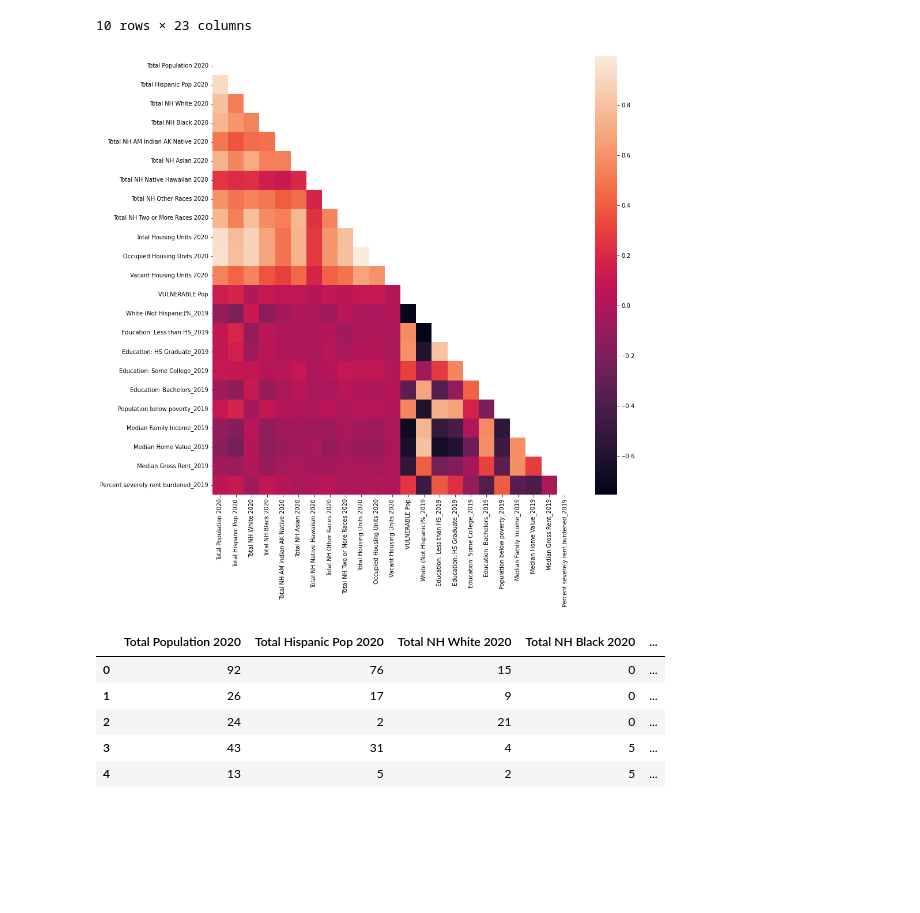
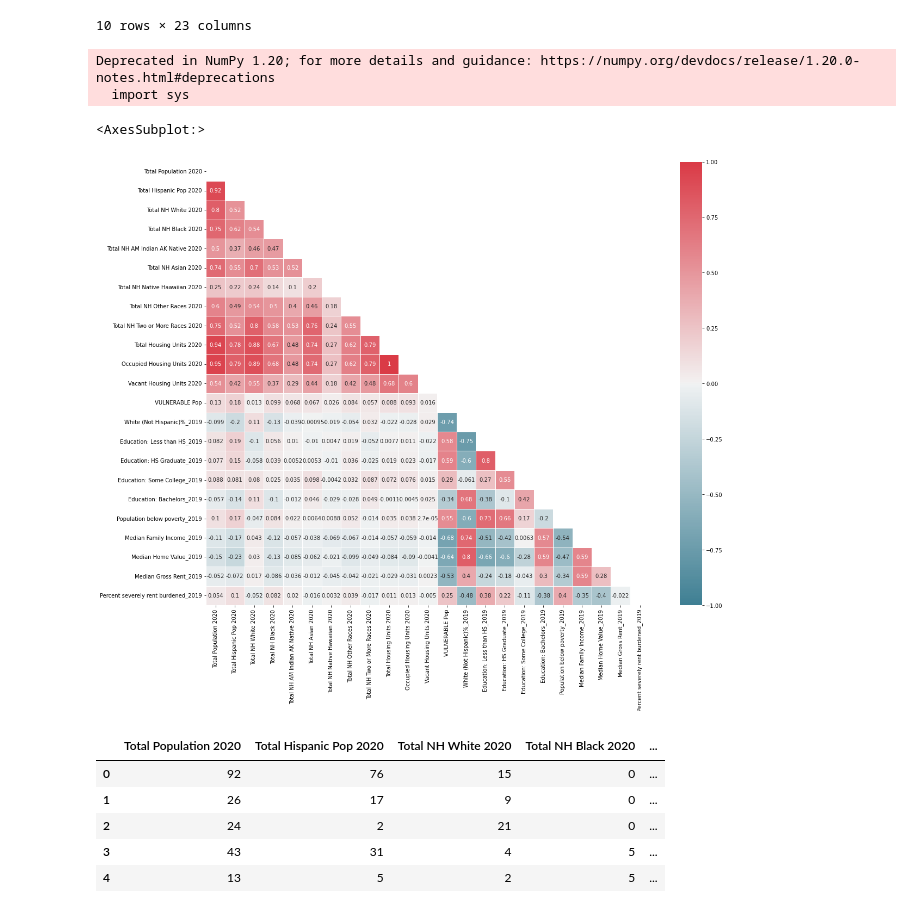
Before and after one commit to boggesstristyn/bootcamp-project, a Jupyter notebook: displacement_risk_ml-logistic.ipynb, the cells around one changed output. Drawn from its saved outputs; the diff is of its cells as text; code cells hidden in the pictures; blank space fills up the shorter version.

Commit message:
updated Correlation Analysis cell for both logistic and svm model notebooks

```diff
--- a/displacement_risk_ml-logistic.ipynb
+++ b/displacement_risk_ml-logistic.ipynb
@@ -221,13 +221,27 @@ df_encoded.head(10)
 10 rows × 23 columns
 # %%
 # Perform Covariance Analysis between Input Variables and Target Variable
-fig, ax = plt.subplots(figsize=(14,14))
-corr =  df_encoded.corr(method='pearson')
-trimask_u = np.triu(np.ones_like(corr, dtype=bool))
-trimask_l = np.tril(np.ones_like(corr, dtype=bool))
-hmap=sns.heatmap(corr, mask = trimask_u, cmap="rocket")
+
+# Create the correlation matrix
+corr = df_encoded.corr()
+
+# Generate a mask for the upper triangle; True = do NOT show
+mask = np.zeros_like(corr, dtype=np.bool)
+mask[np.triu_indices_from(mask)] = True
+
+# Set up the matplotlib figure
+f, ax = plt.subplots(figsize=(20, 15))
+
+# Generate a custom diverging colormap
+cmap = sns.diverging_palette(220, 10, as_cmap=True)
+
+# Draw the heatmap with the mask and correct aspect ratio
+sns.heatmap(corr, mask=mask, cmap=cmap, annot=True, vmax=1, vmin=-1, center=0, square=True, linewidths=.5)
 # %% [output]
+Deprecated in NumPy 1.20; for more details and guidance: https://numpy.org/devdocs/release/1.20.0-notes.html#deprecations
+  import sys
+<AxesSubplot:>
-[figure, old version]
+[figure, new version]
 # %%
 # Segment the features from the target variable
 y = df_encoded["VULNERABLE Pop"]
```
Also changed, not shown: parts of 1 cell of this notebook, 1 other file.
